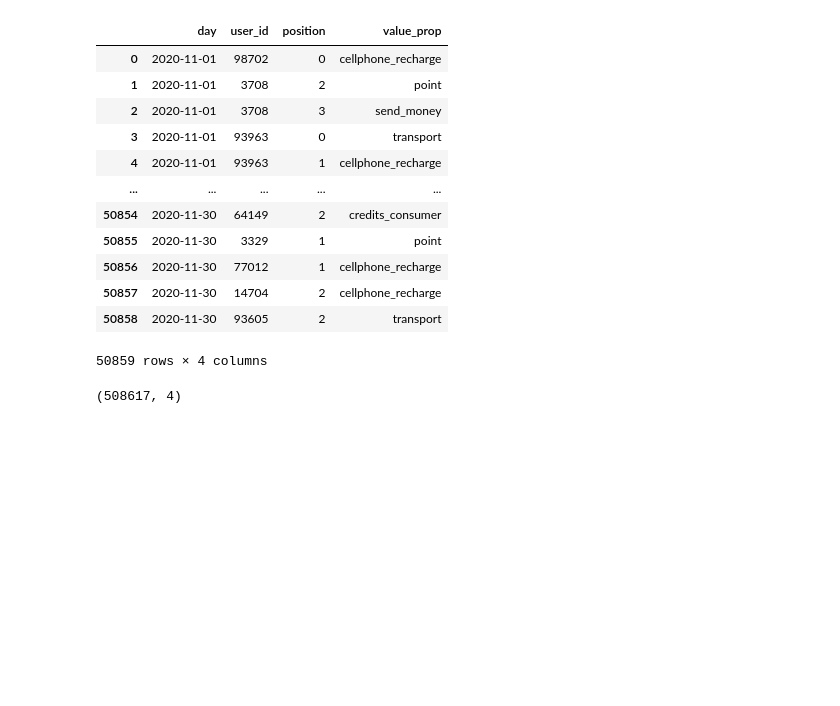
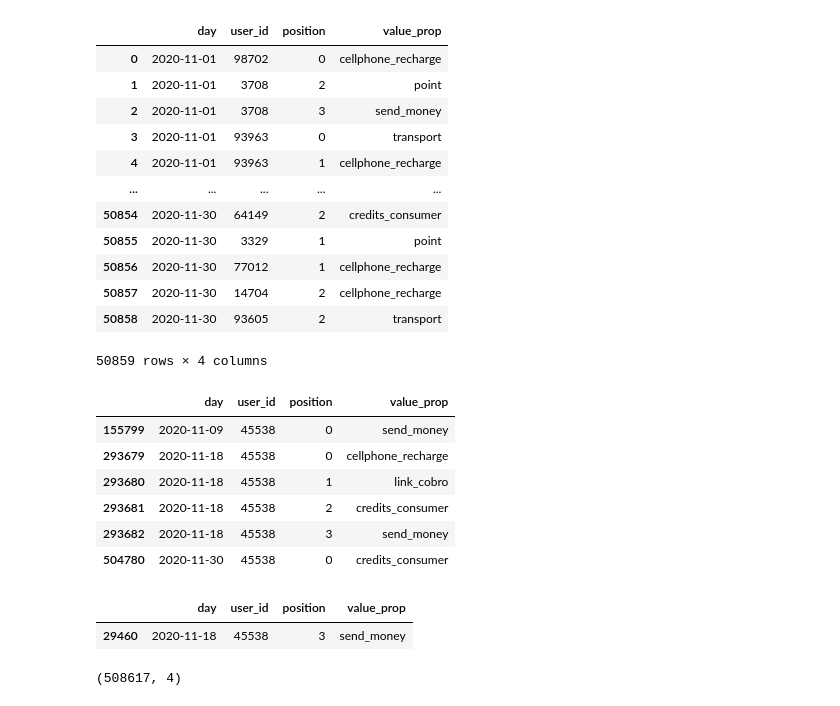
Before and after one commit to felipe97rg/Mercadolibre-data-engineer, a Jupyter notebook: notebooks/exploratory_analysis.ipynb, the cells around one changed output. Cells and saved outputs as stored; diff of their text form; code cells hidden in the pictures; blank space fills up the shorter version.

```diff
--- a/notebooks/exploratory_analysis.ipynb
+++ b/notebooks/exploratory_analysis.ipynb
@@ -163,6 +187,21 @@ df_taps_nuevo
 | 50857 | 2020-11-30 | 14704 | 2 | cellphone_recharge |
 | 50858 | 2020-11-30 | 93605 | 2 | transport |
 50859 rows × 4 columns
+# %%
+df_prints_nuevo[df_prints_nuevo["user_id"] == 45538]
+# %% [output]
+|  | day | user_id | position | value_prop |
+| 155799 | 2020-11-09 | 45538 | 0 | send_money |
+| 293679 | 2020-11-18 | 45538 | 0 | cellphone_recharge |
+| 293680 | 2020-11-18 | 45538 | 1 | link_cobro |
+| 293681 | 2020-11-18 | 45538 | 2 | credits_consumer |
+| 293682 | 2020-11-18 | 45538 | 3 | send_money |
+| 504780 | 2020-11-30 | 45538 | 0 | credits_consumer |
+# %%
+df_taps_nuevo[df_taps_nuevo["user_id"] == 45538]
+# %% [output]
+|  | day | user_id | position | value_prop |
+| 29460 | 2020-11-18 | 45538 | 3 | send_money |
 # %%
 # Mostrar el tamaño del DataFrame resultante
 df_prints_nuevo.shape
```
Also changed, not shown: parts of 2 cells of this notebook, 9 other files.
